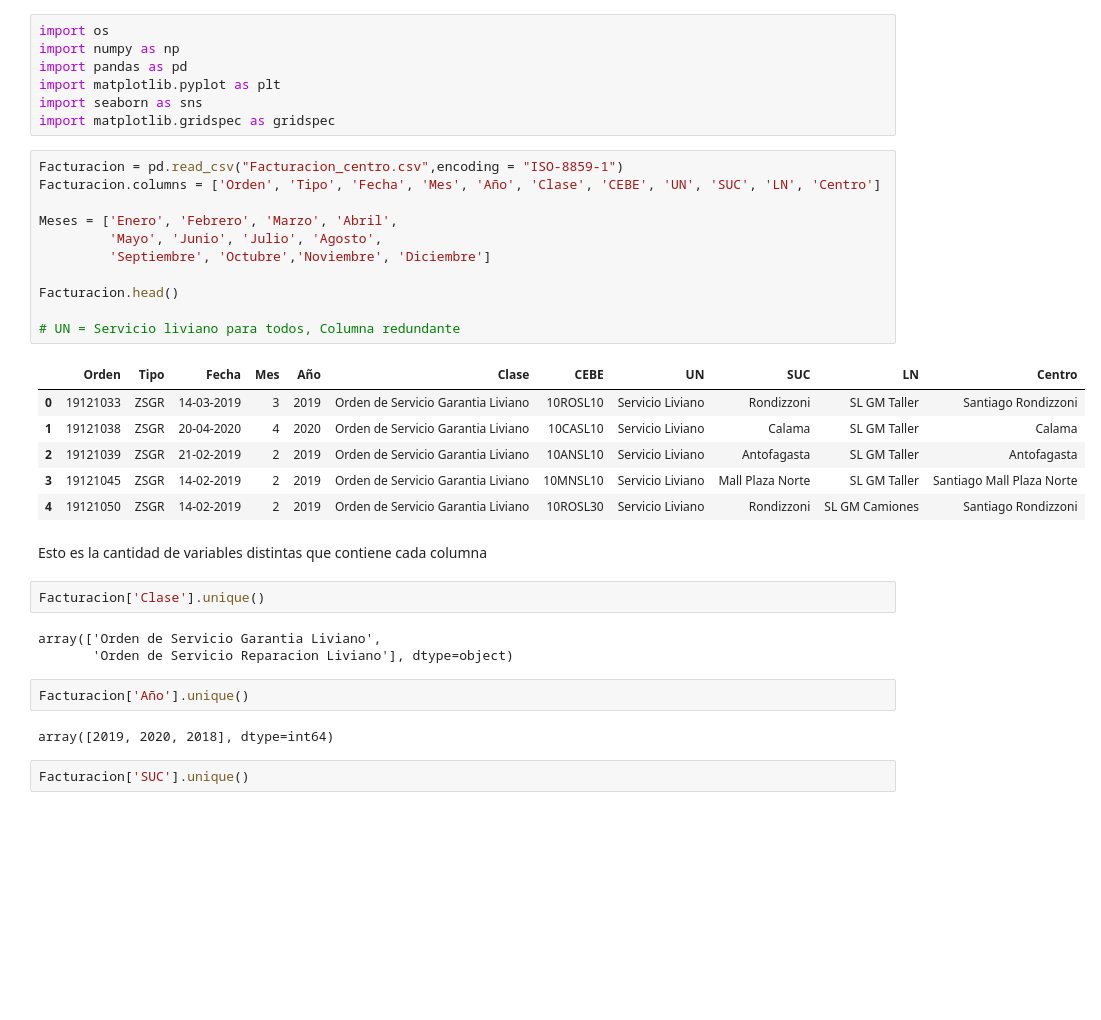
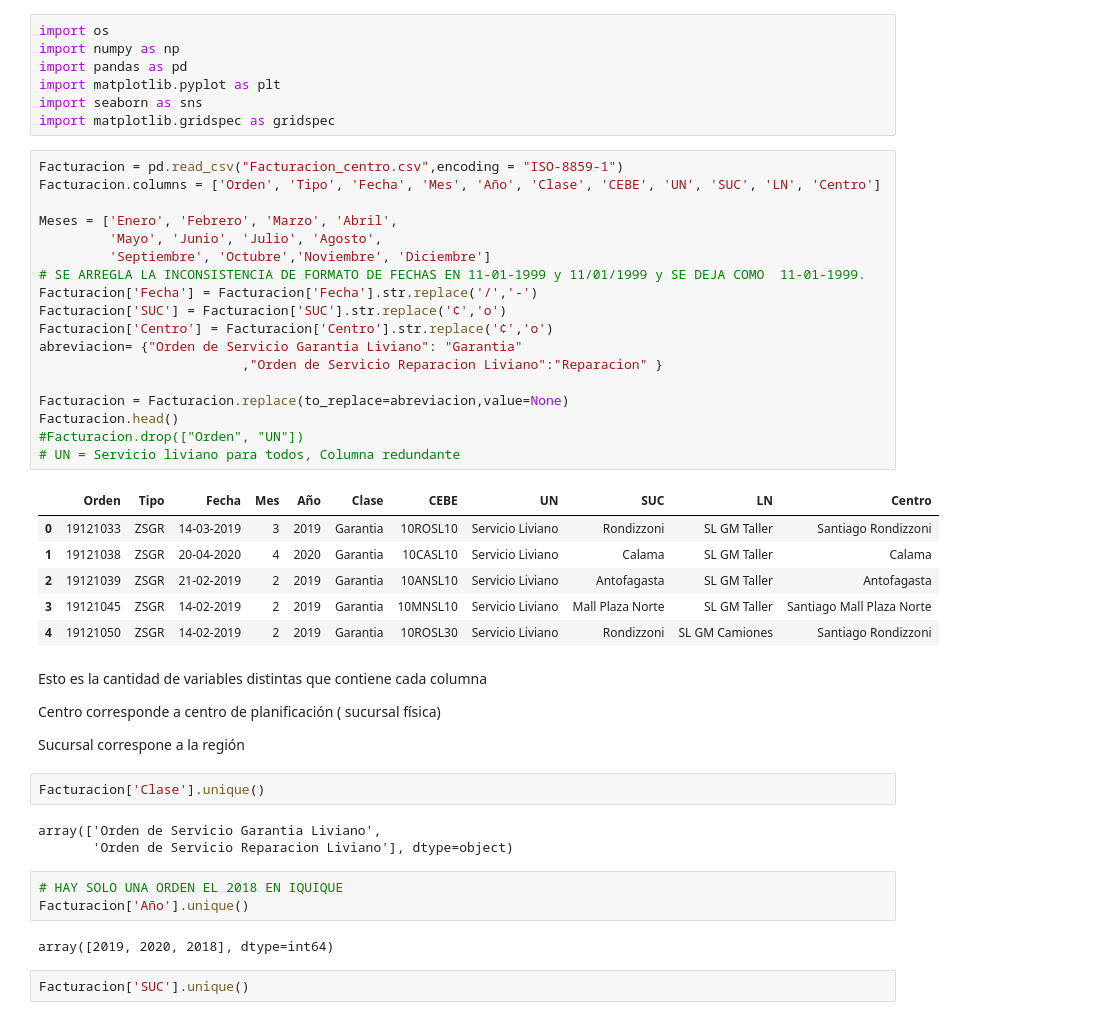
Before and after one commit to GabrielVergaraSchifferli/PROINN, a Jupyter notebook: SALFA.ipynb, the cells around one changed output. Drawn from its saved outputs; the diff is of its cells as text; blank space fills up the shorter version.

```diff
--- a/SALFA.ipynb
+++ b/SALFA.ipynb
@@ -8,32 +8,44 @@ import matplotlib.gridspec as gridspec
 # %%
 Facturacion = pd.read_csv("Facturacion_centro.csv",encoding = "ISO-8859-1")
 Facturacion.columns = ['Orden', 'Tipo', 'Fecha', 'Mes', 'Año', 'Clase', 'CEBE', 'UN', 'SUC', 'LN', 'Centro']
 
 Meses = ['Enero', 'Febrero', 'Marzo', 'Abril',
          'Mayo', 'Junio', 'Julio', 'Agosto',
          'Septiembre', 'Octubre','Noviembre', 'Diciembre']
+# SE ARREGLA LA INCONSISTENCIA DE FORMATO DE FECHAS EN 11-01-1999 y 11/01/1999 y SE DEJA COMO  11-01-1999.
+Facturacion['Fecha'] = Facturacion['Fecha'].str.replace('/','-')
+Facturacion['SUC'] = Facturacion['SUC'].str.replace('¢','o')
+Facturacion['Centro'] = Facturacion['Centro'].str.replace('¢','o')
+abreviacion= {"Orden de Servicio Garantia Liviano": "Garantia"
+                          ,"Orden de Servicio Reparacion Liviano":"Reparacion" }
 
+Facturacion = Facturacion.replace(to_replace=abreviacion,value=None)
 Facturacion.head()
-
+#Facturacion.drop(["Orden", "UN"])
 # UN = Servicio liviano para todos, Columna redundante
 # %% [output]
 |  | Orden | Tipo | Fecha | Mes | Año | Clase | CEBE | UN | SUC | LN | Centro |
-| 0 | 19121033 | ZSGR | 14-03-2019 | 3 | 2019 | Orden de Servicio Garantia Liviano | 10ROSL10 | Servicio Liviano | Rondizzoni | SL GM Taller | Santiago Rondizzoni |
-| 1 | 19121038 | ZSGR | 20-04-2020 | 4 | 2020 | Orden de Servicio Garantia Liviano | 10CASL10 | Servicio Liviano | Calama | SL GM Taller | Calama |
-| 2 | 19121039 | ZSGR | 21-02-2019 | 2 | 2019 | Orden de Servicio Garantia Liviano | 10ANSL10 | Servicio Liviano | Antofagasta | SL GM Taller | Antofagasta |
-| 3 | 19121045 | ZSGR | 14-02-2019 | 2 | 2019 | Orden de Servicio Garantia Liviano | 10MNSL10 | Servicio Liviano | Mall Plaza Norte | SL GM Taller | Santiago Mall Plaza Norte |
-| 4 | 19121050 | ZSGR | 14-02-2019 | 2 | 2019 | Orden de Servicio Garantia Liviano | 10ROSL30 | Servicio Liviano | Rondizzoni | SL GM Camiones | Santiago Rondizzoni |
+| 0 | 19121033 | ZSGR | 14-03-2019 | 3 | 2019 | Garantia | 10ROSL10 | Servicio Liviano | Rondizzoni | SL GM Taller | Santiago Rondizzoni |
+| 1 | 19121038 | ZSGR | 20-04-2020 | 4 | 2020 | Garantia | 10CASL10 | Servicio Liviano | Calama | SL GM Taller | Calama |
+| 2 | 19121039 | ZSGR | 21-02-2019 | 2 | 2019 | Garantia | 10ANSL10 | Servicio Liviano | Antofagasta | SL GM Taller | Antofagasta |
+| 3 | 19121045 | ZSGR | 14-02-2019 | 2 | 2019 | Garantia | 10MNSL10 | Servicio Liviano | Mall Plaza Norte | SL GM Taller | Santiago Mall Plaza Norte |
+| 4 | 19121050 | ZSGR | 14-02-2019 | 2 | 2019 | Garantia | 10ROSL30 | Servicio Liviano | Rondizzoni | SL GM Camiones | Santiago Rondizzoni |
 # %% [markdown]
 Esto es la cantidad de variables distintas que contiene cada columna
+
+Centro corresponde a centro de planificación ( sucursal física)
+
+Sucursal correspone a la región
 # %%
 Facturacion['Clase'].unique()
 # %% [output]
 array(['Orden de Servicio Garantia Liviano',
        'Orden de Servicio Reparacion Liviano'], dtype=object)
-# %%
-Facturacion['Año'].unique()
-# %% [output]
-array([2019, 2020, 2018], dtype=int64)
+# %%
+# HAY SOLO UNA ORDEN EL 2018 EN IQUIQUE
+Facturacion['Año'].unique()
+# %% [output]
+array([2019, 2020, 2018], dtype=int64)
 # %%
 Facturacion['SUC'].unique()
 # %% [output]
```
Also changed, not shown: parts of 19 cells of this notebook.
